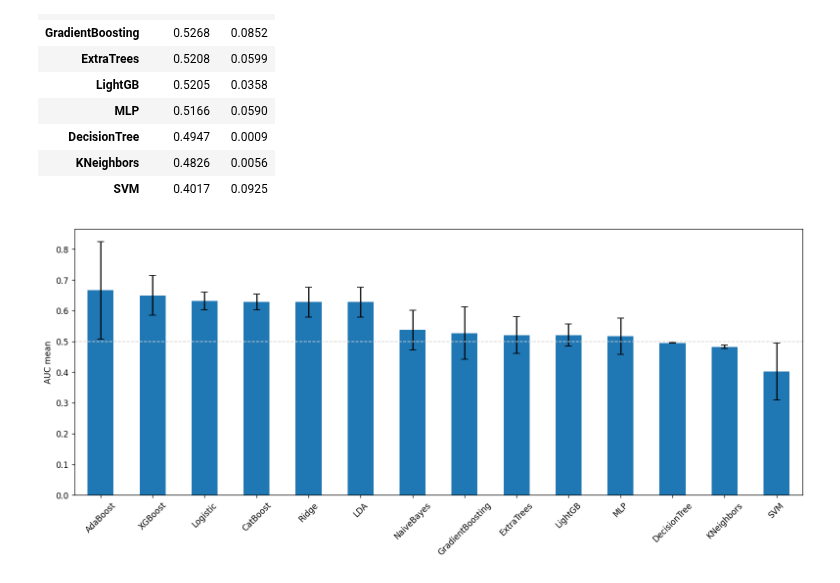
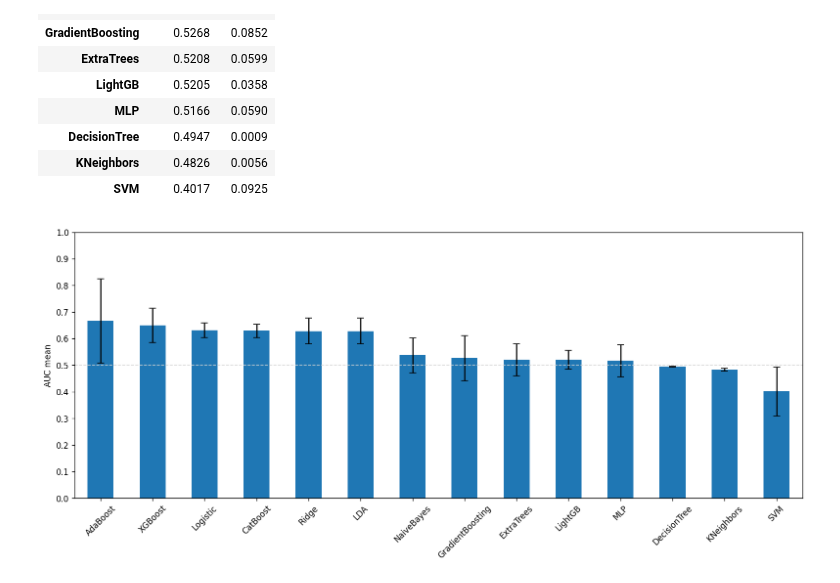
Before and after one commit to zEuler1027/ML_PICS, a Jupyter notebook: models.ipynb, the cells around one changed output. Cells and saved outputs as stored; diff of their text form; code cells hidden in the pictures.

```diff
--- a/models.ipynb
+++ b/models.ipynb
@@ -497,18 +497,20 @@ df_summary.style.format('{:.4f}')
 # %%
 fig_summary = plt.figure(figsize=(16, 6), dpi=120)
 ax_summary = fig_summary.add_subplot()
 
 df_summary['AUC mean'].plot.bar(
     yerr=df_summary['AUC std'],
     ax=ax_summary,
     capsize=4,
+    ylim=[0, 1],
+    yticks=np.linspace(0, 1, 11),
 )
 
 ax_summary.set_ylabel('AUC mean')
 ax_summary.axhline(y=0.5, c='lightgray', ls='--', lw=1)
 
 # adjust x labels
 for label in ax_summary.get_xticklabels():
     label.set_rotation(45)
 # %% [output]
-[figure, old version]
+[figure, new version]
```
